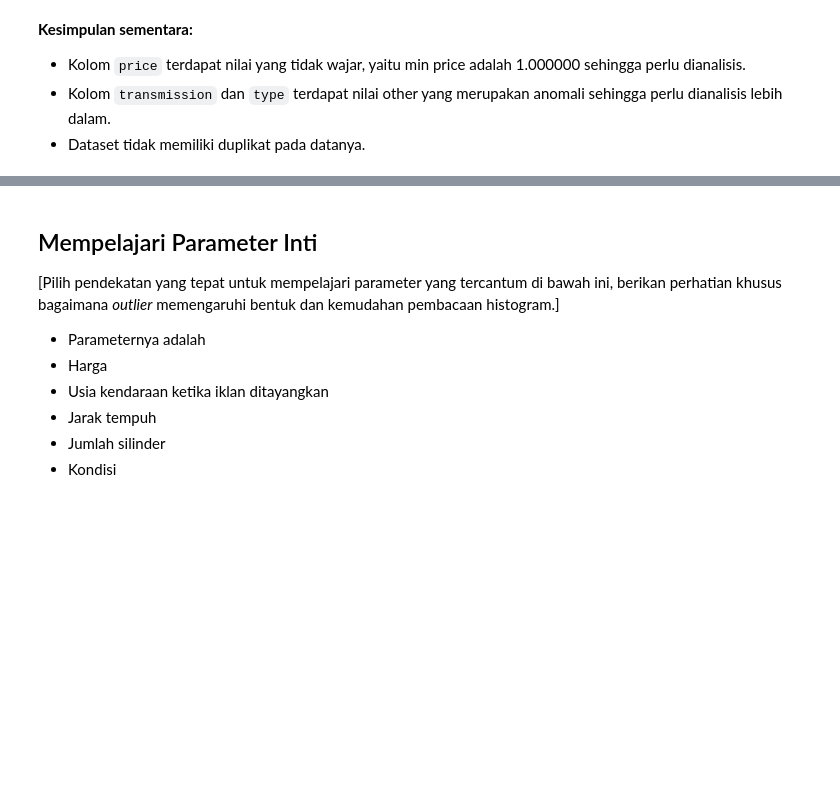
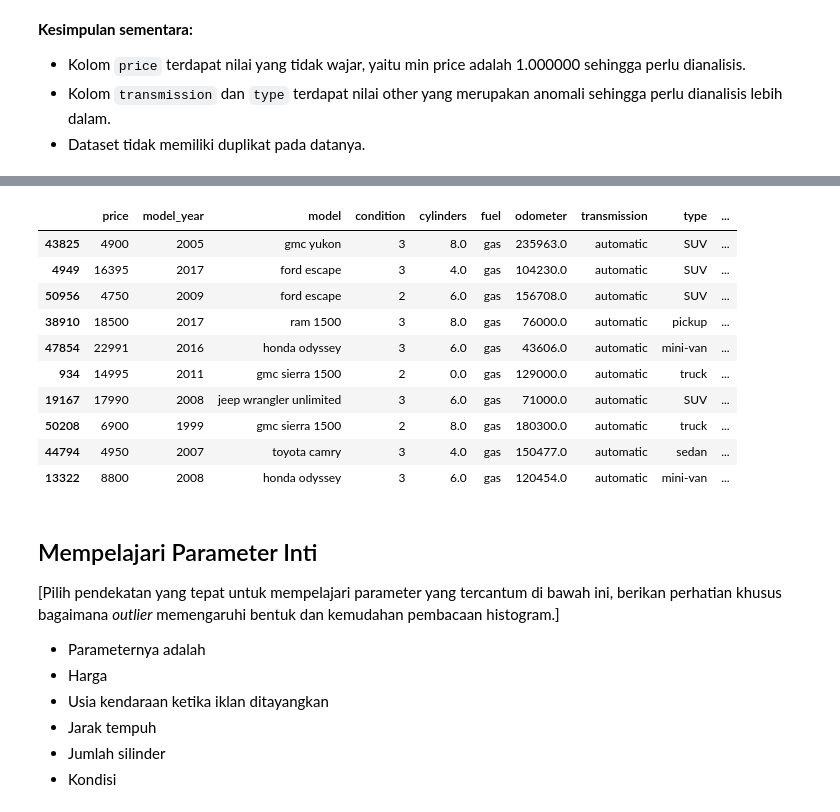
Before and after one commit to ShirotaT/DataAnalyst_Practicum, a Jupyter notebook: Project_3/57ec1497-8bd0-4989-ae0f-b3a815bc570b.ipynb, the cells around one changed output, grey strips where cells are left out. Cells and saved outputs as stored; diff of their text form; code cells hidden in the pictures; blank space fills up the shorter version.

```diff
--- a/Project_3/57ec1497-8bd0-4989-ae0f-b3a815bc570b.ipynb
+++ b/Project_3/57ec1497-8bd0-4989-ae0f-b3a815bc570b.ipynb
@@ -245,0 +463,3 @@ Setelah memeriksa data duplikat perlu memepertimbangkan data anomali berikut, ka
+# %%
+data_new['date_posted'] = pd.to_datetime(data_new['date_posted'], format='%Y-%m-%d')
+data_new['date_posted'].info()
@@ -245,0 +479,4 @@ Setelah memeriksa data duplikat perlu memepertimbangkan data anomali berikut, ka
+# %%
+data_new['day_of_week'] = data_new['date_posted'].dt.day_name()
+data_new['month'] = data_new['date_posted'].dt.month_name()
+data_new['year'] = data_new['date_posted'].dt.year
@@ -245,0 +485,2 @@ Setelah memeriksa data duplikat perlu memepertimbangkan data anomali berikut, ka
+# %%
+data_new['car_age'] = data_new['year'] - data_new['model_year']
@@ -245,0 +489,2 @@ Setelah memeriksa data duplikat perlu memepertimbangkan data anomali berikut, ka
+# %%
+data_new['avg_mileage'] = data_new['odometer'] / data_new['car_age'].mean()
@@ -246,3 +513,17 @@ Setelah memeriksa data duplikat perlu memepertimbangkan data anomali berikut, ka
+# %%
+data_new.sample(10)
+# %% [output]
+|  | price | model_year | model | condition | cylinders | fuel | odometer | transmission | type | ... |
+| 43825 | 4900 | 2005 | gmc yukon | 3 | 8.0 | gas | 235963.0 | automatic | SUV | ... |
+| 4949 | 16395 | 2017 | ford escape | 3 | 4.0 | gas | 104230.0 | automatic | SUV | ... |
+| 50956 | 4750 | 2009 | ford escape | 2 | 6.0 | gas | 156708.0 | automatic | SUV | ... |
+| 38910 | 18500 | 2017 | ram 1500 | 3 | 8.0 | gas | 76000.0 | automatic | pickup | ... |
+| 47854 | 22991 | 2016 | honda odyssey | 3 | 6.0 | gas | 43606.0 | automatic | mini-van | ... |
+| 934 | 14995 | 2011 | gmc sierra 1500 | 2 | 0.0 | gas | 129000.0 | automatic | truck | ... |
+| 19167 | 17990 | 2008 | jeep wrangler unlimited | 3 | 6.0 | gas | 71000.0 | automatic | SUV | ... |
+| 50208 | 6900 | 1999 | gmc sierra 1500 | 2 | 8.0 | gas | 180300.0 | automatic | truck | ... |
+| 44794 | 4950 | 2007 | toyota camry | 3 | 4.0 | gas | 150477.0 | automatic | sedan | ... |
+| 13322 | 8800 | 2008 | honda odyssey | 3 | 6.0 | gas | 120454.0 | automatic | mini-van | ... |
 # %% [markdown]
 ## Mempelajari Parameter Inti
 [Pilih pendekatan yang tepat untuk mempelajari parameter yang tercantum di bawah ini, berikan perhatian khusus bagaimana *outlier* memengaruhi bentuk dan kemudahan pembacaan histogram.]
```
Also changed, not shown: parts of 64 cells of this notebook.
